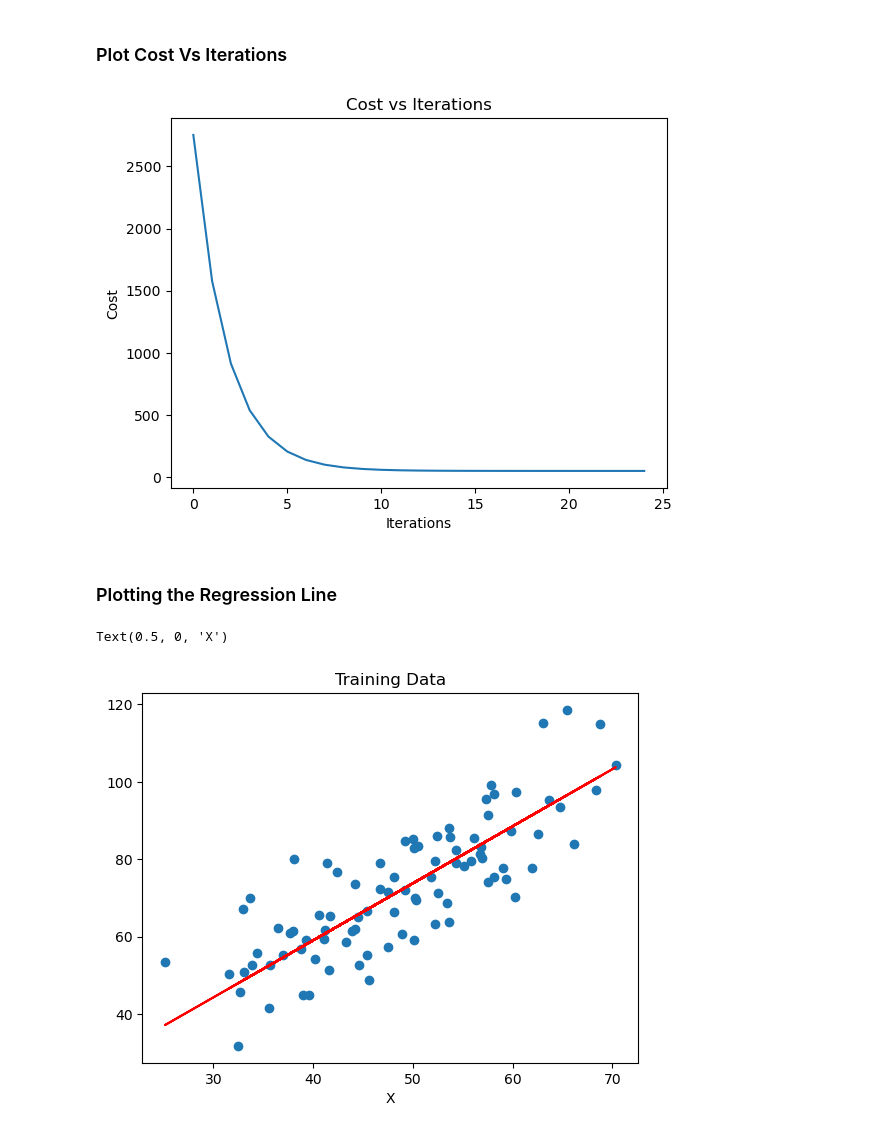
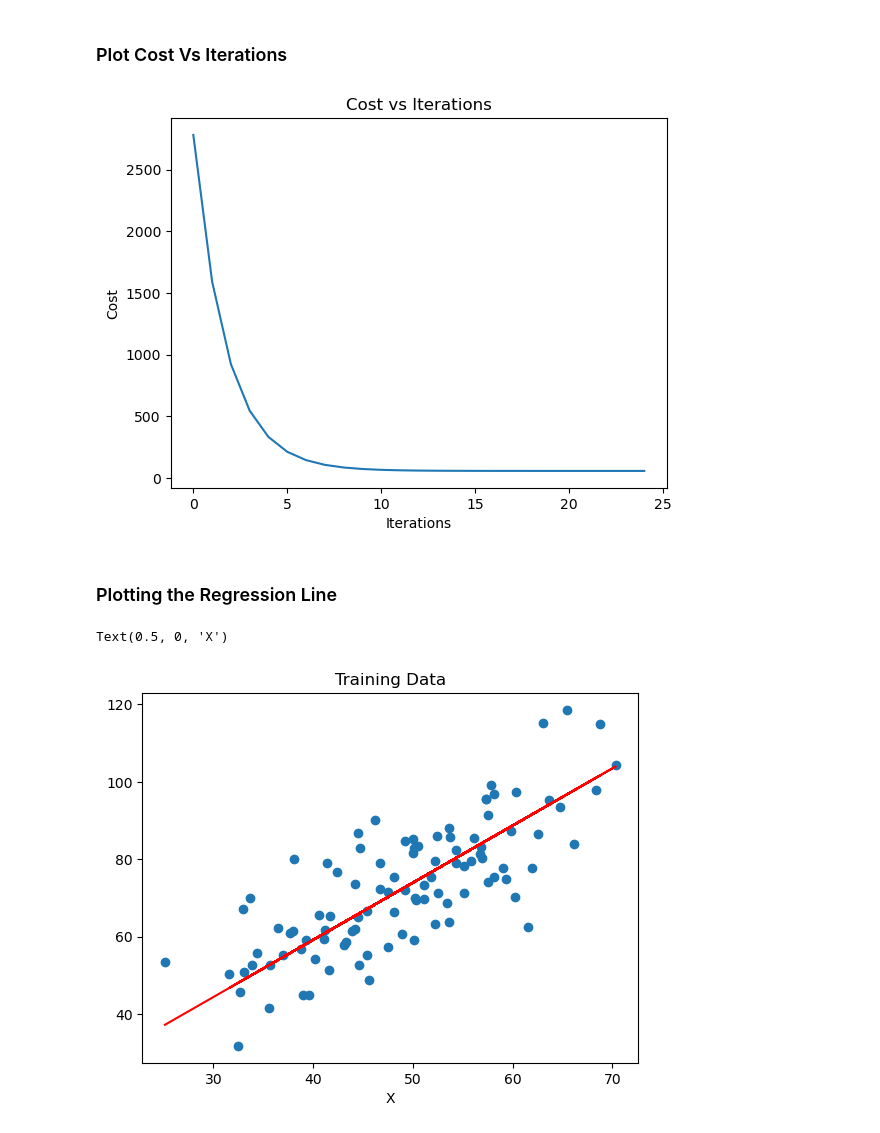
Before and after one commit to dslrsiddesh/Deep-Learning, a Jupyter notebook: lab-03/CS21B2019_Q1.ipynb, the cells around one changed output. Drawn from its saved outputs; the diff is of its cells as text; code cells hidden in the pictures.

```diff
--- a/lab-03/CS21B2019_Q1.ipynb
+++ b/lab-03/CS21B2019_Q1.ipynb
@@ -40,7 +35,7 @@ plt.show()
 # %%
 parameters = np.zeros((2, 1), dtype=np.float64)
 # %%
-def linear_regression(X, y, parameters, learning_rate = 0.001, epochs = 1000):
+def linear_regression(X, y, parameters, learning_rate = 0.0001, epochs = 10000):
     m = len(X)
     costs = []
     for i in range(epochs):
@@ -56,7 +51,7 @@ def linear_regression(X, y, parameters, learning_rate = 0.001, epochs = 1000):
             break;
     return parameters, costs
 # %%
-parameters, costs = linear_regression(X_train, y_train, parameters, 0.0001, 25)
+parameters, costs = linear_regression(X, y, parameters, 0.0001, 25)
 # %% [markdown]
 ### Plot Cost Vs Iterations
 # %%
@@ -66,15 +61,15 @@ plt.ylabel('Cost')
 plt.title('Cost vs Iterations')
 plt.show()
 # %% [output]
-[figure, old version]
+[figure, new version]
 # %% [markdown]
 ### Plotting the Regression Line
 # %%
-plt.scatter(X_train, y_train)
-plt.plot(X_train, np.dot(X_train, parameters[0]) + parameters[1], color='red')
+plt.scatter(X, y)
+plt.plot(X, np.dot(X, parameters[0]) + parameters[1], color='red')
 plt.title('Training Data')
 plt.xlabel('X')
 # %% [output]
 Text(0.5, 0, 'X')
-[figure, old version]
+[figure, new version]
 # %%
```
Also changed, not shown: parts of 5 cells of this notebook.
